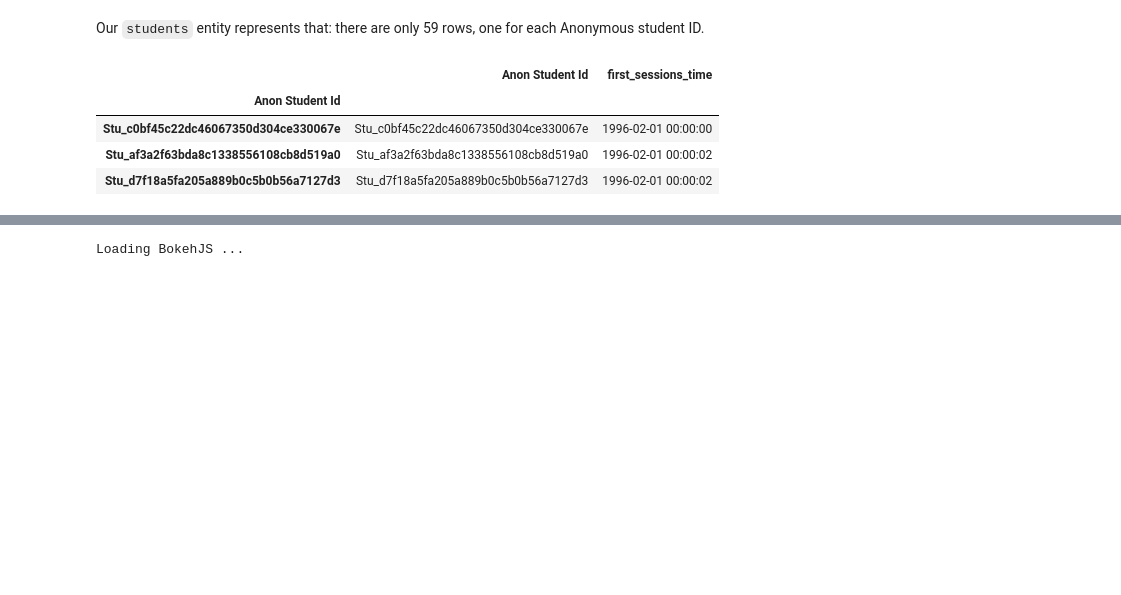
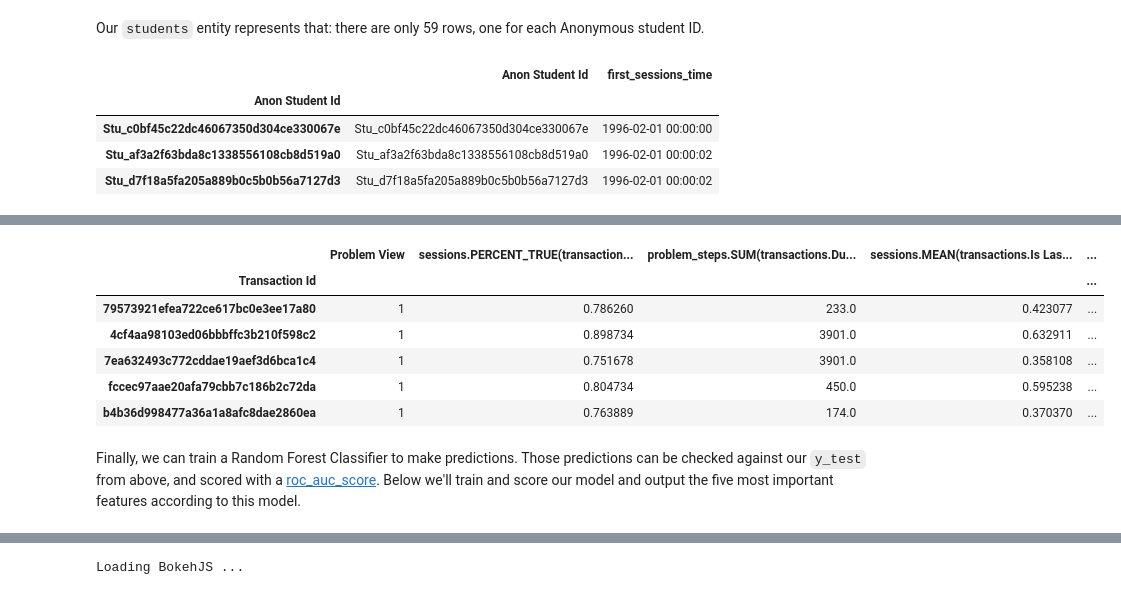
Before and after one commit to alteryx/predict-correct-answer, a Jupyter notebook: Demo - DataShop.ipynb, the cells around one changed output, grey strips where cells are left out. Drawn from its saved outputs; the diff is of its cells as text; code cells hidden in the pictures; blank space fills up the shorter version.

```diff
--- a/Demo - DataShop.ipynb
+++ b/Demo - DataShop.ipynb
@@ -123,0 +148,26 @@ Feature Importances:
+# %%
+from sklearn.model_selection import TimeSeriesSplit, train_test_split
+from sklearn.ensemble import RandomForestClassifier
+from sklearn.metrics import roc_auc_score
+from utils import feature_importances
+from sklearn.feature_selection import RFE
+
+# 1. Split X and y into a train and test set
+X_train, X_test, y_train, y_test = train_test_split(fm_enc, label, shuffle=False)
+
+# 2. Select features using RFE
+clf = RandomForestClassifier()
+estimator = clf
+selector = RFE(estimator, 20, step=1)
+selector = selector.fit(X_train, y_train)
+X_train.iloc[:, selector.support_].tail()
+# %% [output]
+|  | Problem View | sessions.PERCENT_TRUE(transaction... | problem_steps.SUM(transactions.Du... | sessions.MEAN(transactions.Is Las... | ... |
+| Transaction Id |  |  |  |  | ... |
+| 79573921efea722ce617bc0e3ee17a80 | 1 | 0.786260 | 233.0 | 0.423077 | ... |
+| 4cf4aa98103ed06bbbffc3b210f598c2 | 1 | 0.898734 | 3901.0 | 0.632911 | ... |
+| 7ea632493c772cddae19aef3d6bca1c4 | 1 | 0.751678 | 3901.0 | 0.358108 | ... |
+| fccec97aae20afa79cbb7c186b2c72da | 1 | 0.804734 | 450.0 | 0.595238 | ... |
+| b4b36d998477a36a1a8afc8dae2860ea | 1 | 0.763889 | 174.0 | 0.370370 | ... |
+# %% [markdown]
+Finally, we can train a Random Forest Classifier to make predictions. Those predictions can be checked against our `y_test` from above, and scored with a [roc_auc_score](https://en.wikipedia.org/wiki/Receiver_operating_characteristic). Below we'll train and score our model and output the five most important features according to this model.
```
Also changed, not shown: parts of 26 cells of this notebook, 3 other files.
